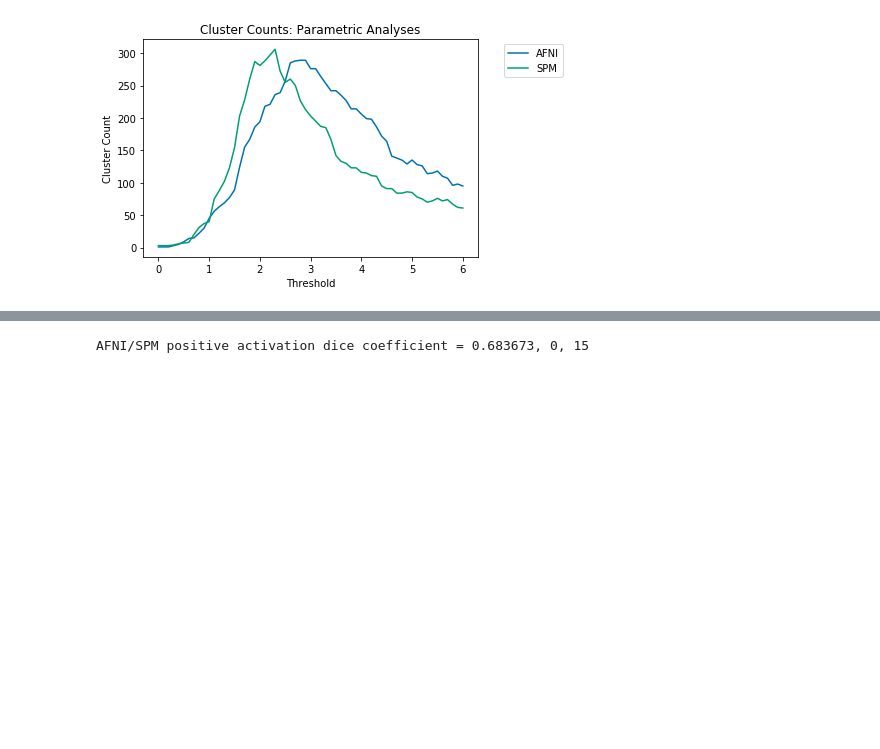
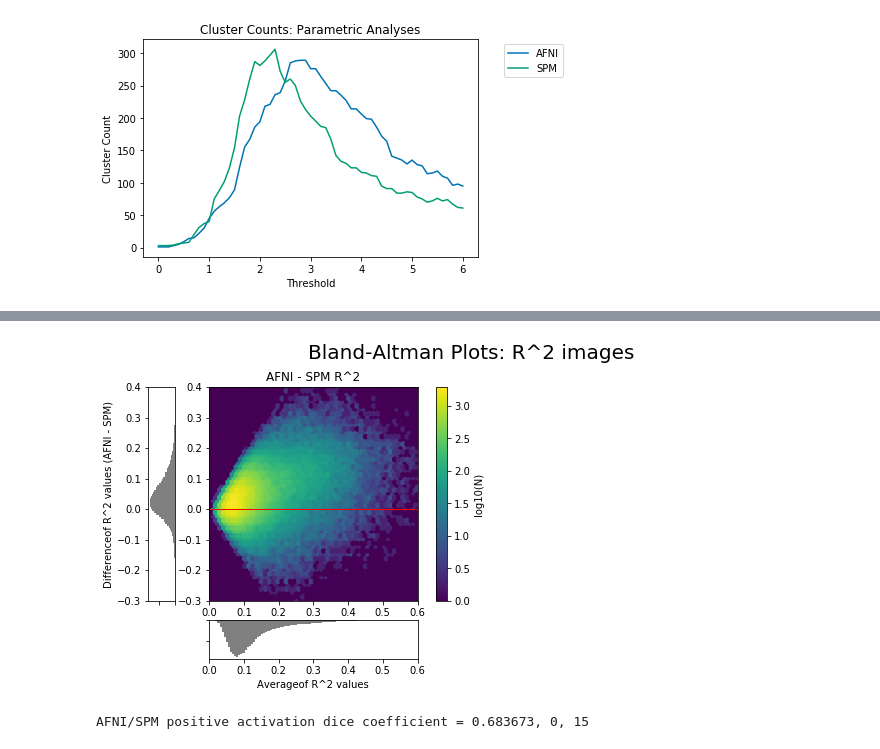
Before and after one commit to NISOx-BDI/Software_Comparison, a Jupyter notebook: figures/ds120_notebook.ipynb, the cells around one changed output, grey strips where cells are left out. Cells and saved outputs as stored; diff of their text form; code cells hidden in the pictures; blank space fills up the shorter version.

```diff
--- a/figures/ds120_notebook.ipynb
+++ b/figures/ds120_notebook.ipynb
@@ -65,6 +67,10 @@ spm_euler_chars = pd.read_csv('./input/' + study + '/spm_euler_chars.csv', useco
 afni_cluster_count = pd.read_csv('./input/' + study + '/afni_cluster_count.csv', usecols=[1], names=['AFNI Cluster Count'])
 spm_cluster_count = pd.read_csv('./input/' + study + '/spm_cluster_count.csv', usecols=[1], names=['SPM Cluster Count'])
 euler_chars = pd.concat([afni_euler_chars, spm_euler_chars, afni_cluster_count, spm_cluster_count], axis=1)
+
+# R^2 images
+afni_r_squared = './input/' + study + '/afni_r_squared.nii.gz'
+spm_r_squared = './input/' + study + '/spm_r_squared.nii.gz'
 # %%
 from lib import plot_excursion_sets
 # Determine the scale of the activation colorbar
@@ -104,3 +110,9 @@ bland_altman.bland_altman('Bland-Altman Plots: Parametric Analyses', afni_stat_f
+# %%
+reload(bland_altman)
+bland_altman.bland_altman('Bland-Altman Plots: R^2 images', afni_r_squared, spm_r_squared,
+             'AFNI - SPM R^2', study=study)
+# %% [output]
+[figure, added]
 # %%
 from lib import dice
 dice.dice(afni_exc_set_file, spm_exc_set_file, study=study,
```
Also changed, not shown: parts of 2 cells of this notebook, 36 other files.
